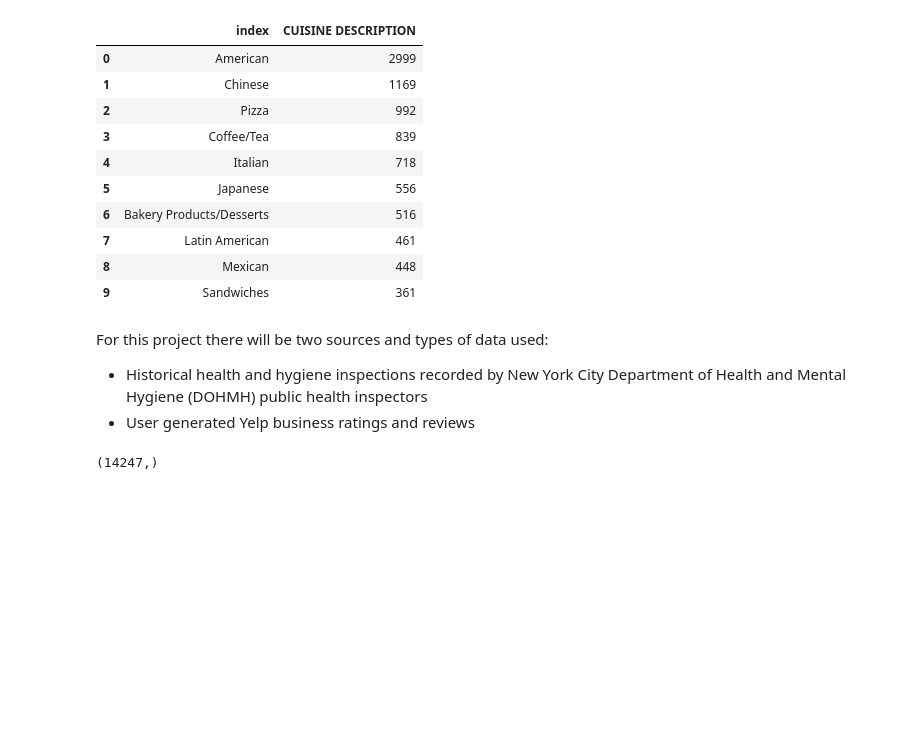
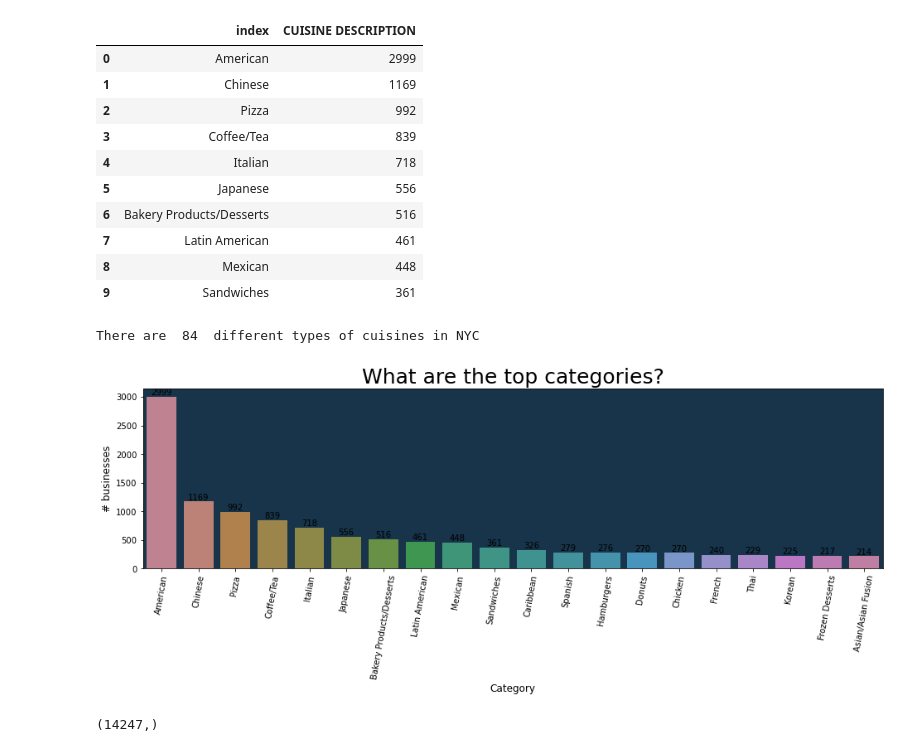
Before and after one commit to rcauvy/predicting-nyc-health-violations-with-nlp, a Jupyter notebook: Predicting NYC Health Violations.ipynb, the cells around one changed output. Drawn from its saved outputs; the diff is of its cells as text; code cells hidden in the pictures; blank space fills up the shorter version.

```diff
--- a/Predicting NYC Health Violations.ipynb
+++ b/Predicting NYC Health Violations.ipynb
@@ -1367,11 +1425,38 @@ cuisines[0:10]
 | 7 | Latin American | 461 |
 | 8 | Mexican | 448 |
 | 9 | Sandwiches | 361 |
-# %% [markdown]
-For this project there will be two sources and types of data used:
-
-* Historical health and hygiene inspections recorded by New York City Department of Health and Mental Hygiene (DOHMH) public health inspectors
-* User generated Yelp business ratings and reviews
+# %%
+# What are the popular Cuisine categories?
+cuisine_cats = eda_df['CUISINE DESCRIPTION']
+
+x = cuisine_cats.value_counts()
+
+print("There are ",len(x)," different types of cuisines in NYC")
+
+#prep for chart
+x = x.sort_values(ascending=False)
+x = x.iloc[0:20]
+
+#chart
+plt.figure(figsize=(16,4))
+ax = sns.barplot(x.index, x.values, alpha=0.8)#,color=color[5])
+plt.title("What are the top categories?",fontsize=25)
+locs, labels = plt.xticks()
+plt.setp(labels, rotation=80)
+plt.ylabel('# businesses', fontsize=12)
+plt.xlabel('Category', fontsize=12)
+
+#adding the text labels
+rects = ax.patches
+labels = x.values
+for rect, label in zip(rects, labels):
+    height = rect.get_height()
+    ax.text(rect.get_x() + rect.get_width()/2, height + 5, label, ha='center', va='bottom')
+
+plt.show()
+# %% [output]
+There are  84  different types of cuisines in NYC
+[figure, added]
 # %%
 # Look at all the feautres compared to the 0 class and 1 class
 # %%
```
Also changed, not shown: parts of 6 cells of this notebook.
